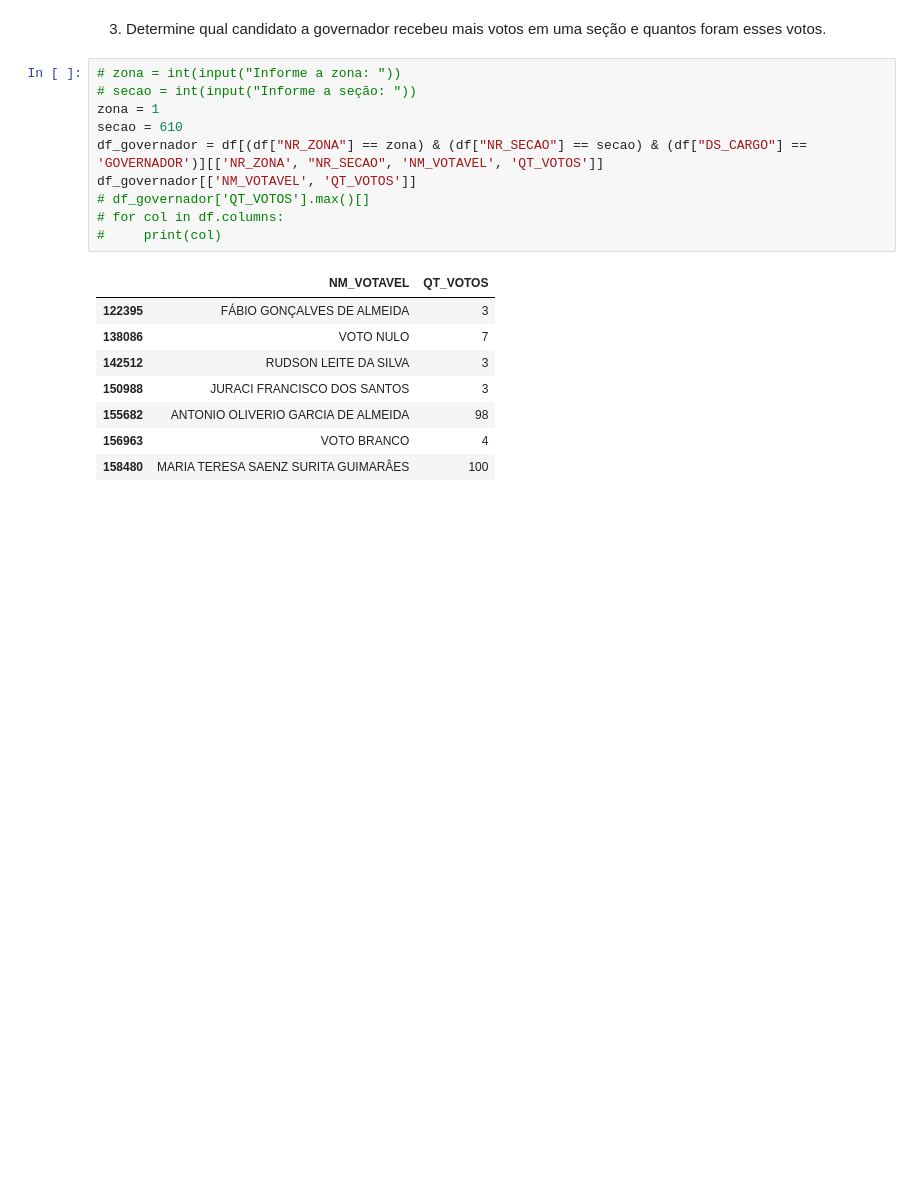
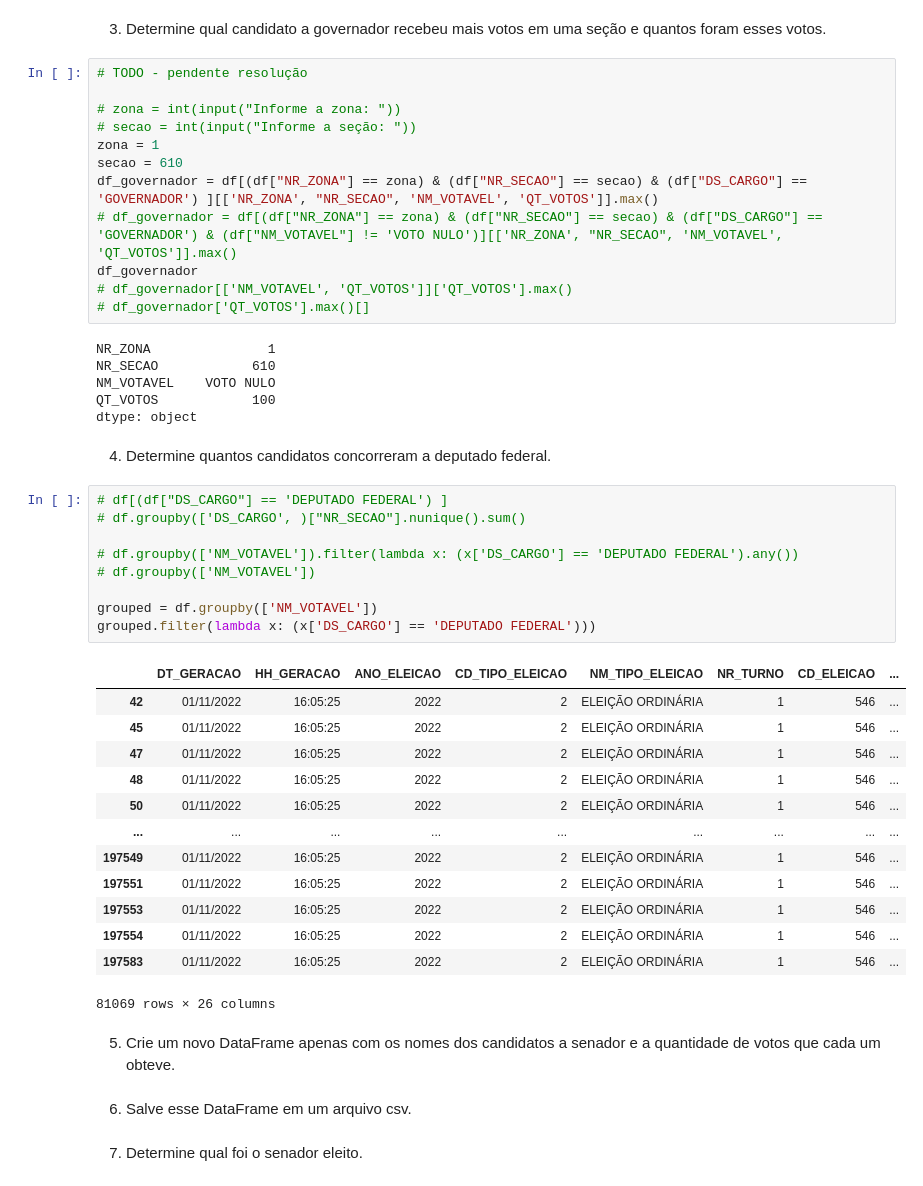
Before and after one commit to valuedriven/dataanalysis, a Jupyter notebook: trabalho2.ipynb, the cells around one changed output. Drawn from its saved outputs; the diff is of its cells as text; blank space fills up the shorter version.

```diff
--- a/trabalho2.ipynb
+++ b/trabalho2.ipynb
@@ -50,21 +46,51 @@ df.groupby('NR_ZONA')["NR_SECAO"].nunique().sum()
 # %% [markdown]
 3. Determine qual candidato a governador recebeu mais votos em uma seção e quantos foram esses votos.
 # %%
+# TODO - pendente resolução
+
 # zona = int(input("Informe a zona: "))
 # secao = int(input("Informe a seção: "))
 zona = 1
 secao = 610
-df_governador = df[(df["NR_ZONA"] == zona) & (df["NR_SECAO"] == secao) & (df["DS_CARGO"] == 'GOVERNADOR')][['NR_ZONA', "NR_SECAO", 'NM_VOTAVEL', 'QT_VOTOS']]
-df_governador[['NM_VOTAVEL', 'QT_VOTOS']]
+df_governador = df[(df["NR_ZONA"] == zona) & (df["NR_SECAO"] == secao) & (df["DS_CARGO"] == 'GOVERNADOR') ][['NR_ZONA', "NR_SECAO", 'NM_VOTAVEL', 'QT_VOTOS']].max()
+# df_governador = df[(df["NR_ZONA"] == zona) & (df["NR_SECAO"] == secao) & (df["DS_CARGO"] == 'GOVERNADOR') & (df["NM_VOTAVEL"] != 'VOTO NULO')][['NR_ZONA', "NR_SECAO", 'NM_VOTAVEL', 'QT_VOTOS']].max()
+df_governador
+# df_governador[['NM_VOTAVEL', 'QT_VOTOS']]['QT_VOTOS'].max()
 # df_governador['QT_VOTOS'].max()[]
-# for col in df.columns:
-#     print(col)
 # %% [output]
-|  | NM_VOTAVEL | QT_VOTOS |
-| 122395 | FÁBIO GONÇALVES DE ALMEIDA | 3 |
-| 138086 | VOTO NULO | 7 |
-| 142512 | RUDSON LEITE DA SILVA | 3 |
-| 150988 | JURACI FRANCISCO DOS SANTOS | 3 |
-| 155682 | ANTONIO OLIVERIO GARCIA DE ALMEIDA | 98 |
-| 156963 | VOTO BRANCO | 4 |
-| 158480 | MARIA TERESA SAENZ SURITA GUIMARÂES | 100 |
+NR_ZONA               1
+NR_SECAO            610
+NM_VOTAVEL    VOTO NULO
+QT_VOTOS            100
+dtype: object
+# %% [markdown]
+4. Determine quantos candidatos concorreram a deputado federal.
+# %%
+# df[(df["DS_CARGO"] == 'DEPUTADO FEDERAL') ]
+# df.groupby(['DS_CARGO', )["NR_SECAO"].nunique().sum()
+
+# df.groupby(['NM_VOTAVEL']).filter(lambda x: (x['DS_CARGO'] == 'DEPUTADO FEDERAL').any())
+# df.groupby(['NM_VOTAVEL'])
+
+grouped = df.groupby(['NM_VOTAVEL'])
+grouped.filter(lambda x: (x['DS_CARGO'] == 'DEPUTADO FEDERAL')))
+# %% [output]
+|  | DT_GERACAO | HH_GERACAO | ANO_ELEICAO | CD_TIPO_ELEICAO | NM_TIPO_ELEICAO | NR_TURNO | CD_ELEICAO | ... |
+| 42 | 01/11/2022 | 16:05:25 | 2022 | 2 | ELEIÇÃO ORDINÁRIA | 1 | 546 | ... |
+| 45 | 01/11/2022 | 16:05:25 | 2022 | 2 | ELEIÇÃO ORDINÁRIA | 1 | 546 | ... |
+| 47 | 01/11/2022 | 16:05:25 | 2022 | 2 | ELEIÇÃO ORDINÁRIA | 1 | 546 | ... |
+| 48 | 01/11/2022 | 16:05:25 | 2022 | 2 | ELEIÇÃO ORDINÁRIA | 1 | 546 | ... |
+| 50 | 01/11/2022 | 16:05:25 | 2022 | 2 | ELEIÇÃO ORDINÁRIA | 1 | 546 | ... |
+| ... | ... | ... | ... | ... | ... | ... | ... | ... |
+| 197549 | 01/11/2022 | 16:05:25 | 2022 | 2 | ELEIÇÃO ORDINÁRIA | 1 | 546 | ... |
+| 197551 | 01/11/2022 | 16:05:25 | 2022 | 2 | ELEIÇÃO ORDINÁRIA | 1 | 546 | ... |
+| 197553 | 01/11/2022 | 16:05:25 | 2022 | 2 | ELEIÇÃO ORDINÁRIA | 1 | 546 | ... |
+| 197554 | 01/11/2022 | 16:05:25 | 2022 | 2 | ELEIÇÃO ORDINÁRIA | 1 | 546 | ... |
+| 197583 | 01/11/2022 | 16:05:25 | 2022 | 2 | ELEIÇÃO ORDINÁRIA | 1 | 546 | ... |
+81069 rows × 26 columns
+# %% [markdown]
+5. Crie um novo DataFrame apenas com os nomes dos candidatos a senador e a quantidade de votos que cada um obteve.
+# %% [markdown]
+6. Salve esse DataFrame em um arquivo csv.
+# %% [markdown]
+7. Determine qual foi o senador eleito.
```
Also changed, not shown: parts of 4 cells of this notebook.
